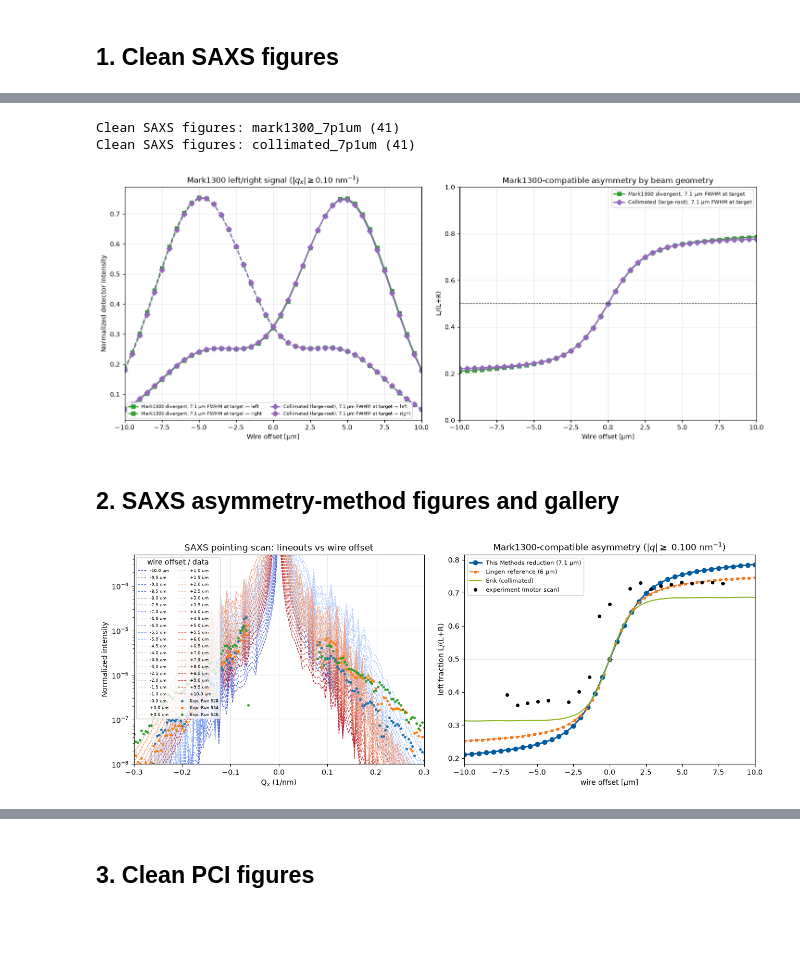
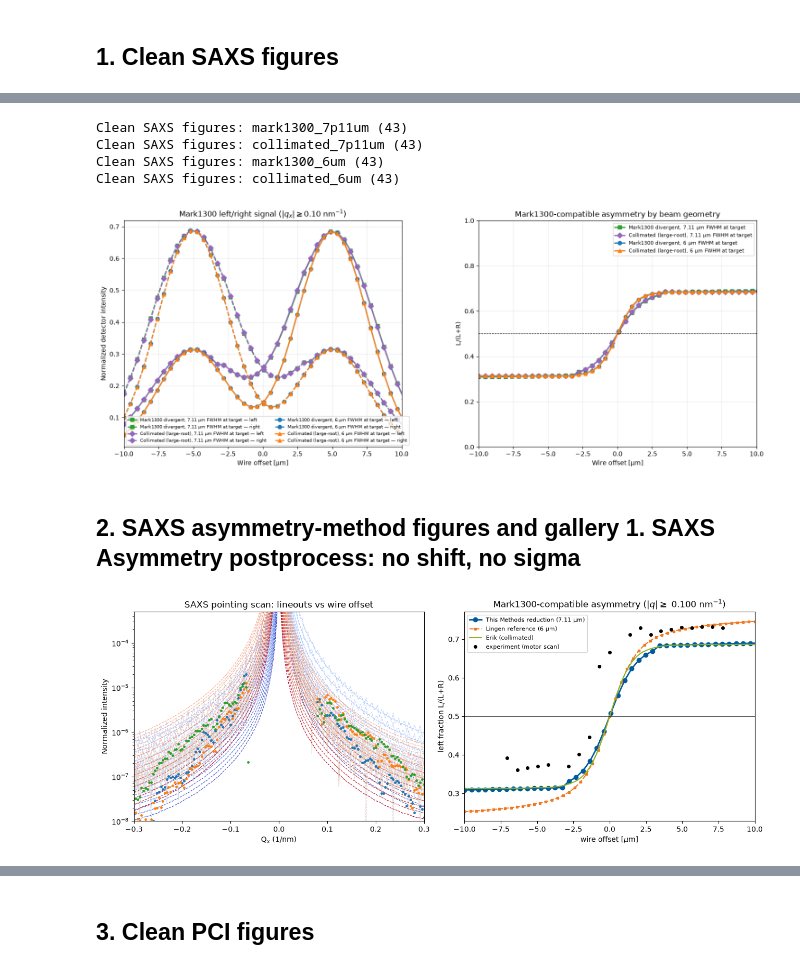
Before and after one commit to wenfe/PCI_Codebase, a Jupyter notebook: PCI_Codebase/SAXS_asymmetry/02_plot_and_save_figures.ipynb, the cells around one changed output, grey strips where cells are left out. Drawn from its saved outputs; the diff is of its cells as text; code cells hidden in the pictures; blank space fills up the shorter version.

```diff
--- a/PCI_Codebase/SAXS_asymmetry/02_plot_and_save_figures.ipynb
+++ b/PCI_Codebase/SAXS_asymmetry/02_plot_and_save_figures.ipynb
@@ -163,13 +279,21 @@ SAXS_FIGURE_DIR = SAXS_OUTPUT_DIR / "figures"
 SAXS_TIFF_ROOT = SAXS_OUTPUT_DIR / "detector_tiffs" / f"Data_{PIXEL_SIZE:g}nm"
 
 clean_cases = {
-    "mark1300_7p1um": {
-        "label": "Mark1300 divergent, 7.1 µm FWHM at target",
-        "table": SAXS_TABLE_DIR / "DivSAXS_asymmetry_Mark1300_7p1um.dat",
+    "mark1300_7p11um": {
+        "label": "Mark1300 divergent, 7.11 µm FWHM at target",
+        "table": SAXS_TABLE_DIR / "DivSAXS_asymmetry_Mark1300_7p11um.dat",
     },
-    "collimated_7p1um": {
-        "label": "Collimated (large-root), 7.1 µm FWHM at target",
-        "table": SAXS_TABLE_DIR / "CollimatedSAXS_asymmetry_Mark1300_7p1um.dat",
+    "collimated_7p11um": {
+        "label": "Collimated (large-root), 7.11 µm FWHM at target",
+        "table": SAXS_TABLE_DIR / "CollimatedSAXS_asymmetry_Mark1300_7p11um.dat",
+    },
+    "mark1300_6um": {
+        "label": "Mark1300 divergent, 6 µm FWHM at target",
+        "table": SAXS_TABLE_DIR / "DivSAXS_asymmetry_Mark1300_6um.dat",
+    },
+    "collimated_6um": {
+        "label": "Collimated (large-root), 6 µm FWHM at target",
+        "table": SAXS_TABLE_DIR / "CollimatedSAXS_asymmetry_Mark1300_6um.dat",
     },
 }
 clean_profiles = np.load(require(PLOT_DATA_DIR / "clean_saxs_profiles.npz"))
@@ -216,53 +340,57 @@ for case_name, case in clean_cases.items():
         del intensity
     print(f"Clean SAXS figures: {case_name} ({len(offsets_um)})")
 # %% [output]
-Clean SAXS figures: mark1300_7p1um (41)
-Clean SAXS figures: collimated_7p1um (41)
+Clean SAXS figures: mark1300_7p11um (43)
+Clean SAXS figures: collimated_7p11um (43)
+Clean SAXS figures: mark1300_6um (43)
+Clean SAXS figures: collimated_6um (43)
 # %%
 fig, axes = plt.subplots(1, 2, figsize=(15, 6))
 styles = {
-    "mark1300_7p1um": dict(color="tab:green", marker="s"),
-    "collimated_7p1um": dict(color="tab:purple", marker="D"),
+    "mark1300_7p11um": dict(color="tab:green", marker="s"),
+    "collimated_7p11um": dict(color="tab:purple", marker="D"),
+    "mark1300_6um": dict(color="tab:blue", marker="o"),
+    "collimated_6um": dict(color="tab:orange", marker="^"),
 }
 for case_name, case in clean_cases.items():
     table = np.loadtxt(case["table"])
     offsets_um, left, right = table[:, 0] / 1e3, table[:, 1], table[:, 2]
     scale = np.nanmax(left + right)
     axes[0].plot(offsets_um, left / scale, "-", lw=1.8,
                  label=f"{case['label']} — left", **styles[case_name])
     axes[0].plot(offsets_um, right / scale, "--", lw=1.8,
                  label=f"{case['label']} — right", **styles[case_name])
     axes[1].plot(offsets_um, left / (left + right), "-", lw=2,
                  label=case["label"], **styles[case_name])
 axes[0].set(
     xlabel="Wire offset [µm]", ylabel="Normalized detector intensity",
     title=r"Mark1300 left/right signal ($|q_x| \geq 0.10$ nm$^{-1}$)", xlim=(-10, 10),
 )
 axes[0].grid(alpha=0.25); axes[0].legend(fontsize=7, ncol=2)
 axes[1].axhline(0.5, color="k", lw=0.8, ls="--")
 axes[1].set(
     xlabel="Wire offset [µm]", ylabel="L/(L+R)",
     title="Mark1300-compatible asymmetry by beam geometry", xlim=(-10, 10), ylim=(0, 1),
 )
 axes[1].grid(alpha=0.25); axes[1].legend(fontsize=8)
 fig.tight_layout()
-save_figure(fig, SAXS_FIGURE_DIR / "SAXS_Mark1300_collimated_7p1um.png")
+save_figure(fig, SAXS_FIGURE_DIR / "SAXS_Mark1300_collimated_6um_7p11um.png")
 plt.show()
 # %% [output]
-[figure, old version]
+[figure, new version]
 # %% [markdown]
-## 2. SAXS asymmetry-method figures and gallery
+## 2. SAXS asymmetry-method figures and gallery 1. SAXS Asymmetry postprocess: no shift, no sigma
 # %%
 METHODS_DIR = OUTPUT_DIR / "methods"
 METHODS_TABLE_DIR = METHODS_DIR / "tables"
 METHODS_FIGURE_DIR = METHODS_DIR / "figures"
-METHODS_MOVIE_DIR = METHODS_DIR / "movie" / "7p1um"
+METHODS_MOVIE_DIR = METHODS_DIR / "movie" / "7p11um"
 METHODS_FRAME_DIR = METHODS_MOVIE_DIR / "frames"
 METHODS_FIGURE_DIR.mkdir(parents=True, exist_ok=True)
 METHODS_FRAME_DIR.mkdir(parents=True, exist_ok=True)
 
 methods_profiles = np.load(require(PLOT_DATA_DIR / "methods_pointing_profiles.npz"))
-methods_table = np.loadtxt(require(METHODS_TABLE_DIR / "DivSAXS_asymmetry_Methods_7p1um.dat"))
+methods_table = np.loadtxt(require(METHODS_TABLE_DIR / "DivSAXS_asymmetry_Methods_7p11um.dat"))
 methods_offsets_um = methods_table[:, 0] / 1e3
 methods_fraction = methods_table[:, 1] / (methods_table[:, 1] + methods_table[:, 2])
 lingen_table = np.loadtxt(require(LINGEN_REFERENCE_PATH))
@@ -283,9 +411,9 @@ axes[0].set(
     xlim=(-0.3, 0.3), ylim=(1e-8, 5e-4), xlabel=r"Q$_x$ (1/nm)",
     ylabel="Normalized intensity", title="SAXS pointing scan: lineouts vs wire offset",
 )
-axes[0].grid(alpha=0.25); axes[0].legend(fontsize=6, ncol=2, title="wire offset / data")
+#axes[0].grid(alpha=0.25); axes[0].legend(fontsize=6, ncol=2, title="wire offset / data")
 axes[1].plot(methods_offsets_um, methods_fraction, "o-", color=rofl.b(), lw=2,
-             label="This Methods reduction (7.1 µm)")
+             label="This Methods reduction (7.11 µm)")
 axes[1].plot(lingen_offsets_um, lingen_fraction, "s--", ms=3, color=rofl.o(),
              label="Lingen reference (6 µm)")
 axes[1].plot(erik["offsets_um"], erik["left_fraction"], "-", color=rofl.g(), label="Erik (collimated)")
@@ -300,7 +428,7 @@ fig.tight_layout()
 save_figure(fig, METHODS_FIGURE_DIR / "01_offset_scan.png")
 plt.show()
 # %% [output]
-[figure, old version]
+[figure, new version]
 # %%
 divergence = np.genfromtxt(
     require(METHODS_TABLE_DIR / "DivSAXS_divergence_vs_offset_Methods.dat"),
```
Also changed, not shown: parts of 13 cells of this notebook, 9 other files.
